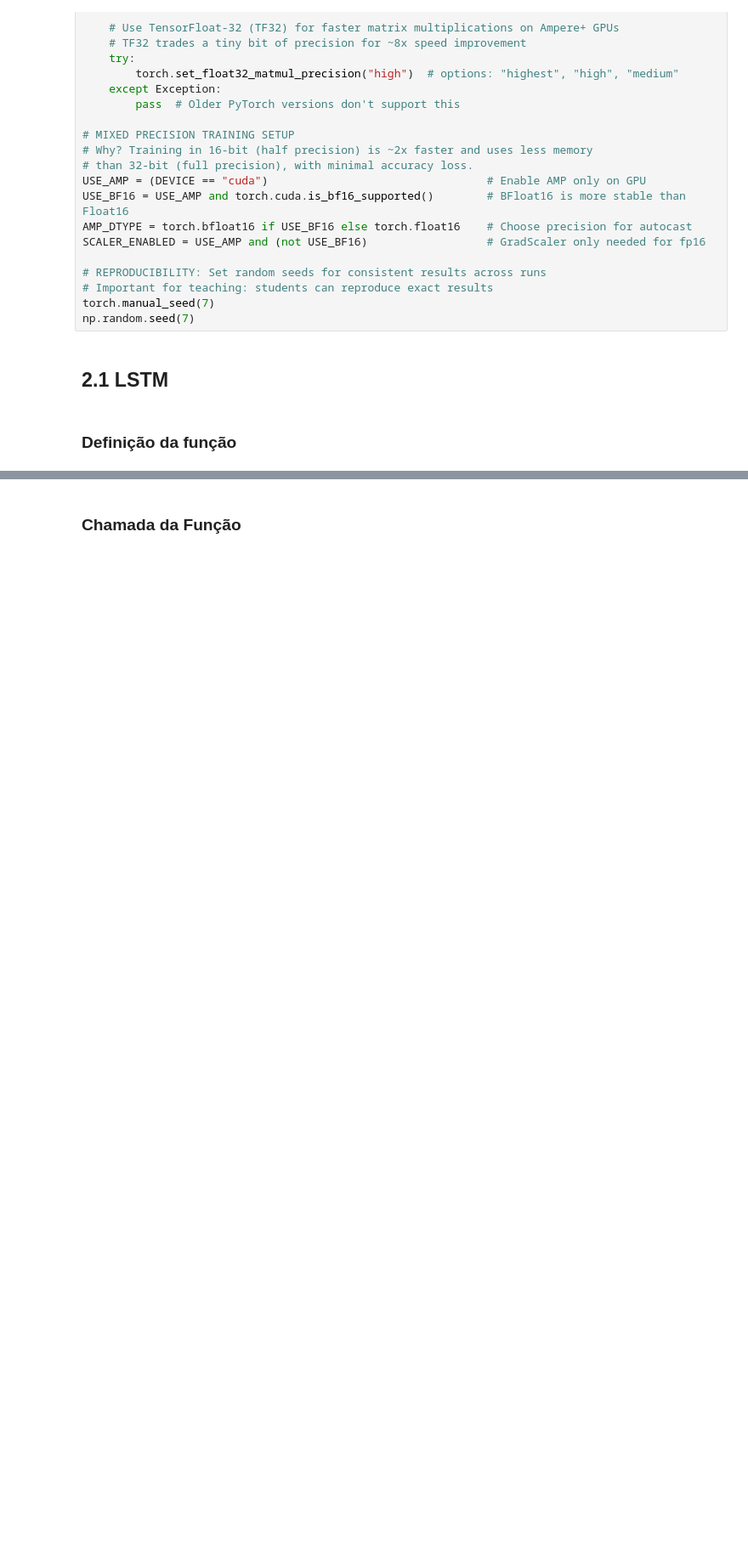
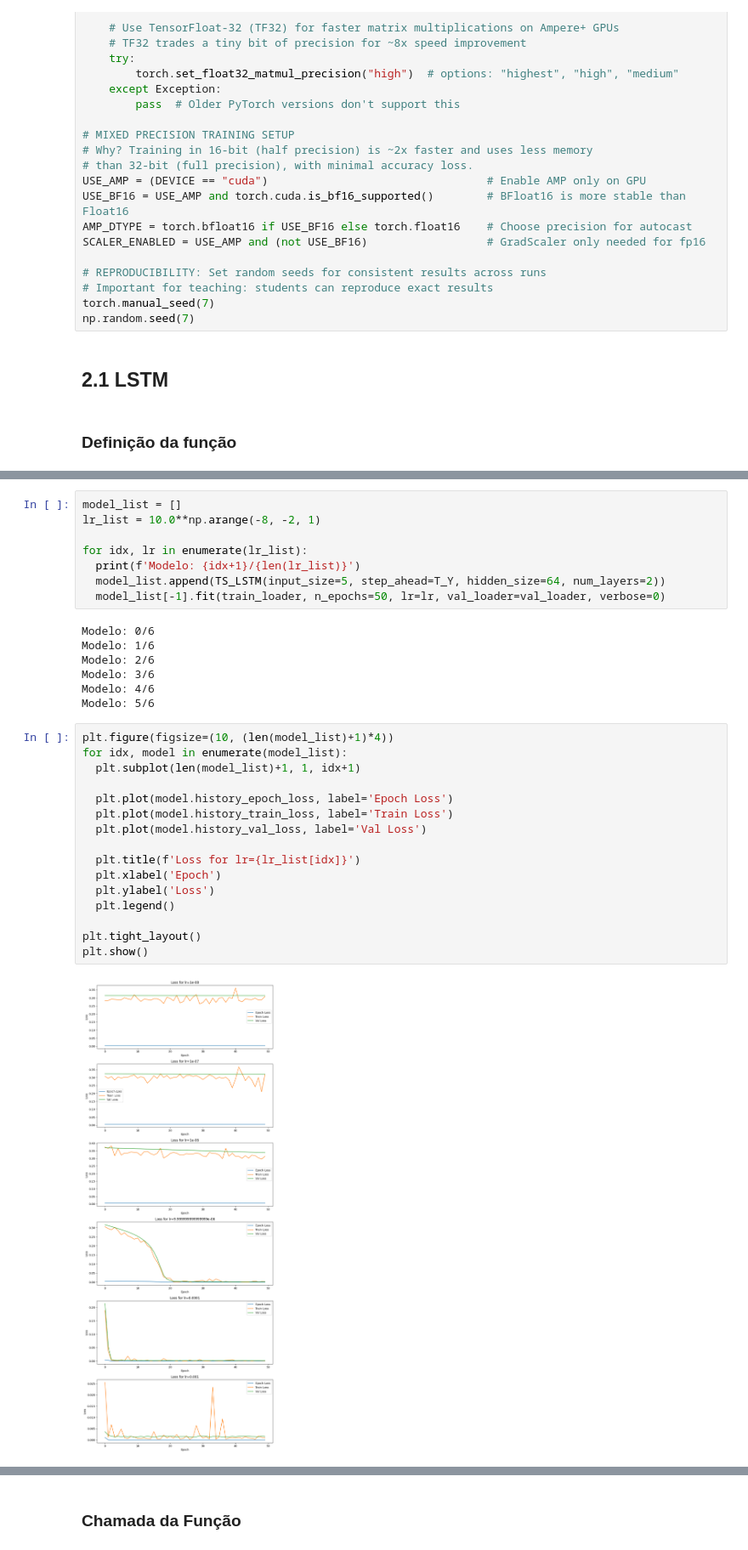
Before and after one commit to c-mmonteiro/t1-algo-feature, a Jupyter notebook: ConformalPrediction_LSTM.ipynb, the cells around one changed output, grey strips where cells are left out. Shown at 85% size. Cells and saved outputs as stored; diff of their text form; blank space fills up the shorter version.

```diff
--- a/ConformalPrediction_LSTM.ipynb
+++ b/ConformalPrediction_LSTM.ipynb
@@ -345,0 +463,33 @@ class TS_LSTM(nn.Module):
+# %%
+model_list = []
+lr_list = 10.0**np.arange(-8, -2, 1)
+
+for idx, lr in enumerate(lr_list):
+  print(f'Modelo: {idx+1}/{len(lr_list)}')
+  model_list.append(TS_LSTM(input_size=5, step_ahead=T_Y, hidden_size=64, num_layers=2))
+  model_list[-1].fit(train_loader, n_epochs=50, lr=lr, val_loader=val_loader, verbose=0)
+# %% [output]
+Modelo: 0/6
+Modelo: 1/6
+Modelo: 2/6
+Modelo: 3/6
+Modelo: 4/6
+Modelo: 5/6
+# %%
+plt.figure(figsize=(10, (len(model_list)+1)*4))
+for idx, model in enumerate(model_list):
+  plt.subplot(len(model_list)+1, 1, idx+1)
+
+  plt.plot(model.history_epoch_loss, label='Epoch Loss')
+  plt.plot(model.history_train_loss, label='Train Loss')
+  plt.plot(model.history_val_loss, label='Val Loss')
+
+  plt.title(f'Loss for lr={lr_list[idx]}')
+  plt.xlabel('Epoch')
+  plt.ylabel('Loss')
+  plt.legend()
+
+plt.tight_layout()
+plt.show()
+# %% [output]
+[figure, added]
```
Also changed, not shown: parts of 28 cells of this notebook.
